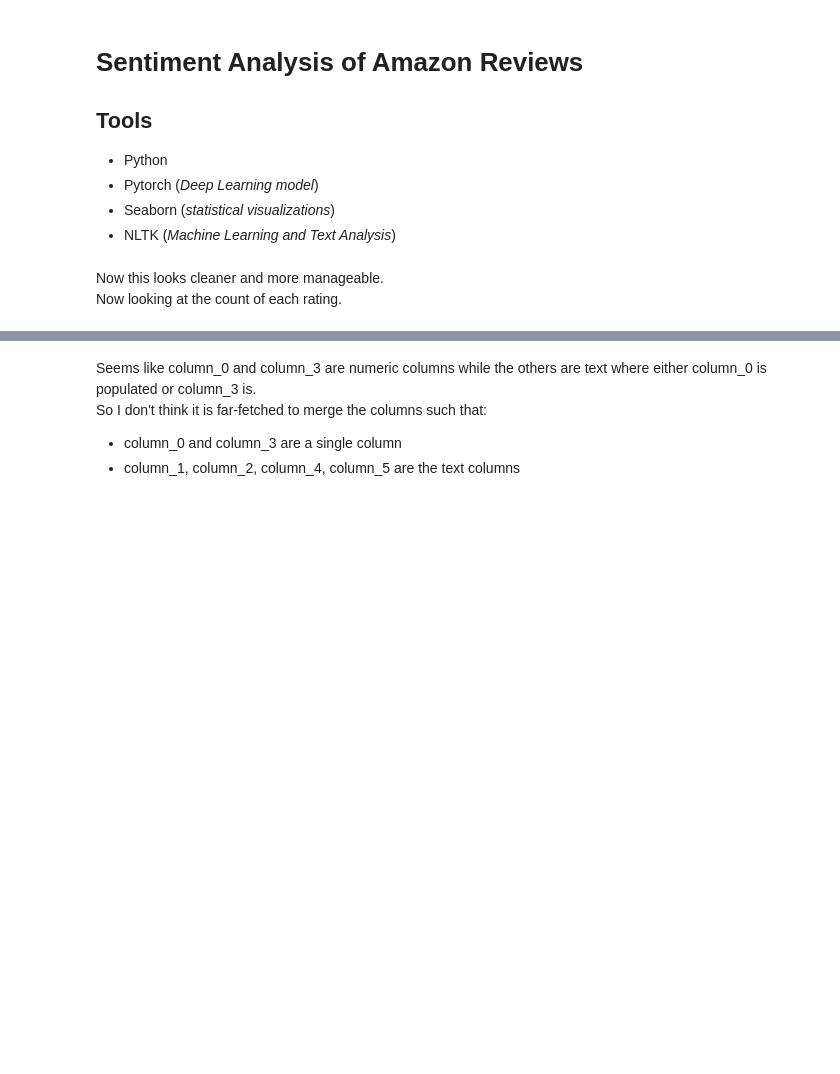
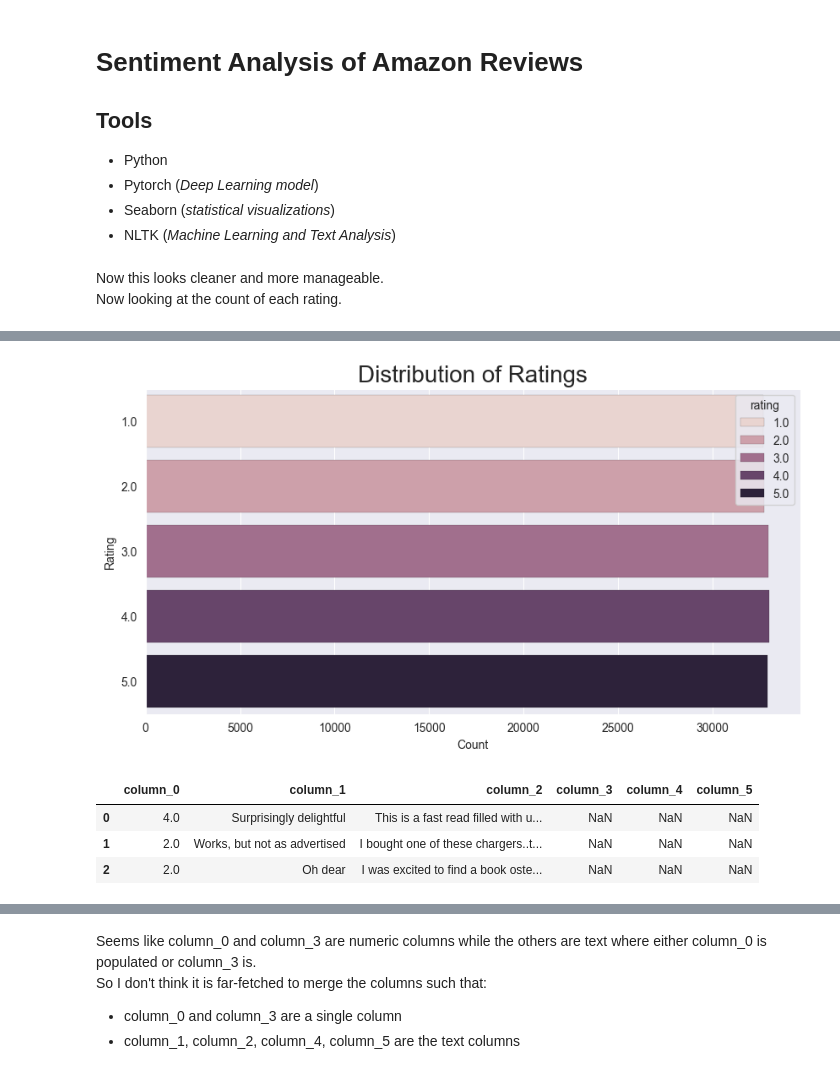
Before and after one commit to lagom-QB/AmazonReviews, a Jupyter notebook: SentimentAnalysis.ipynb, the cells around one changed output, grey strips where cells are left out. Drawn from its saved outputs; the diff is of its cells as text; code cells hidden in the pictures; blank space fills up the shorter version.

```diff
--- a/SentimentAnalysis.ipynb
+++ b/SentimentAnalysis.ipynb
@@ -84 +43,16 @@ dtype: int64
+# %%
+
+data = load_data(file_loc='assets/data1.csv')
+# data = preprocess_data(data)
+data = get_sentiment(data)
+plot_ratings(data)
+# %% [output]
+[figure, added]
+# %%
+data1.head(3)
+# %% [output]
+|  | column_0 | column_1 | column_2 | column_3 | column_4 | column_5 |
+| 0 | 4.0 | Surprisingly delightful | This is a fast read filled with u... | NaN | NaN | NaN |
+| 1 | 2.0 | Works, but not as advertised | I bought one of these chargers..t... | NaN | NaN | NaN |
+| 2 | 2.0 | Oh dear | I was excited to find a book oste... | NaN | NaN | NaN |
 # %%
```
Also changed, not shown: parts of 6 cells of this notebook, 1 other file.
